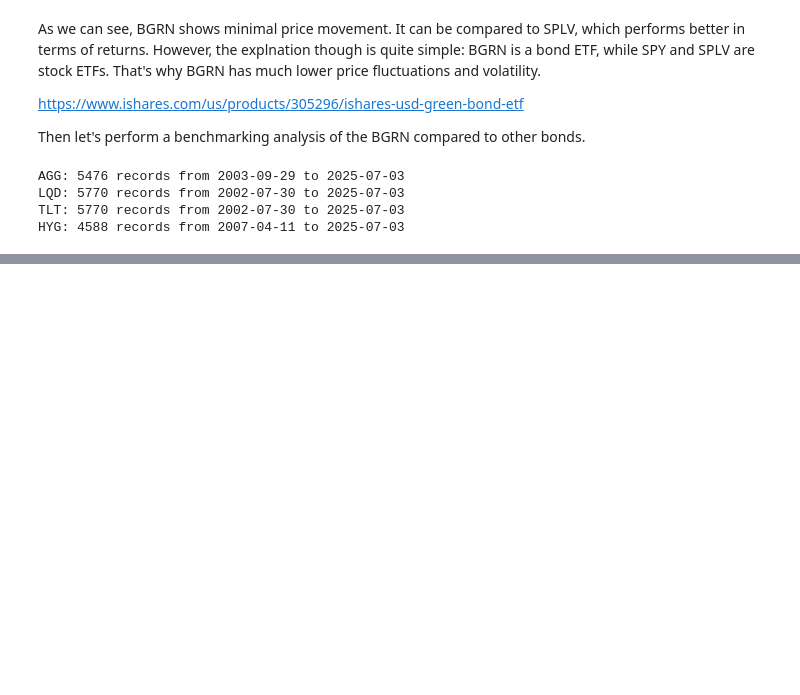
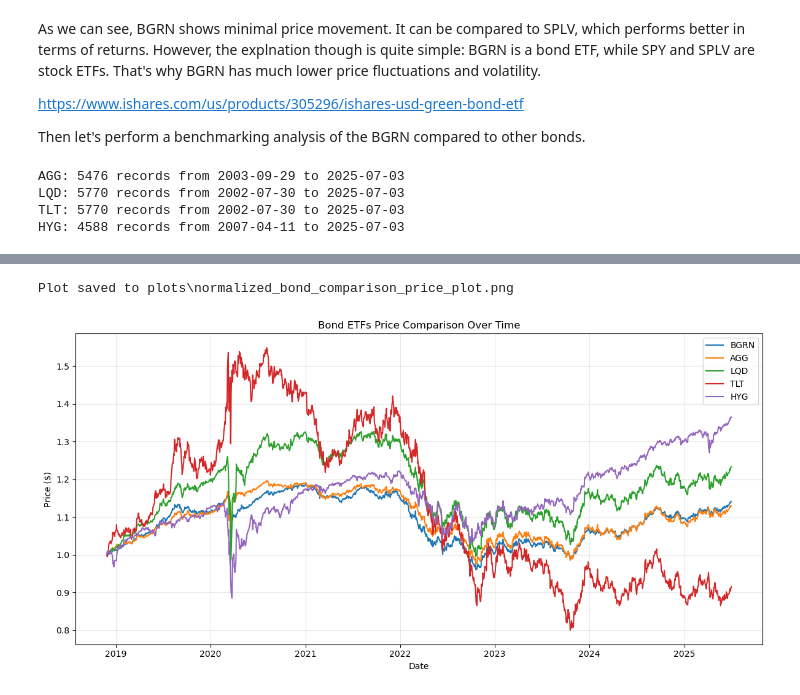
Before and after one commit to NureTkachMykhailo/summer-school-ai-for-greener-planet, a Jupyter notebook: preliminary-analysis.ipynb, the cells around one changed output, grey strips where cells are left out. Drawn from its saved outputs; the diff is of its cells as text; code cells hidden in the pictures; blank space fills up the shorter version.

```diff
--- a/preliminary-analysis.ipynb
+++ b/preliminary-analysis.ipynb
@@ -318,0 +344,28 @@ ValueError: If using all scalar values, you must pass an index
+# %%
+bond_norm = bond_prices / bond_prices.iloc[0]
+
+
+plt.figure(figsize=(12, 6))
+
+plt.plot(bond_norm.index, bond_norm['BGRN'], label='BGRN')
+plt.plot(bond_norm.index, bond_norm['AGG'], label='AGG')
+plt.plot(bond_norm.index, bond_norm['LQD'], label='LQD')
+plt.plot(bond_norm.index, bond_norm['TLT'], label='TLT')
+plt.plot(bond_norm.index, bond_norm['HYG'], label='HYG')
+
+plt.title("Bond ETFs Price Comparison Over Time")
+plt.xlabel('Date')
+plt.ylabel('Price ($)')
+
+plt.legend()
+plt.grid(True, alpha=0.3)
+plt.tight_layout()
+
+plot_path = os.path.join('plots', 'normalized_bond_comparison_price_plot.png')
+plt.savefig(plot_path)
+print(f"Plot saved to {plot_path}")
+
+plt.show()
+# %% [output]
+Plot saved to plots\normalized_bond_comparison_price_plot.png
+[figure, added]
```
Also changed, not shown: parts of 12 cells of this notebook, 9 other files.
